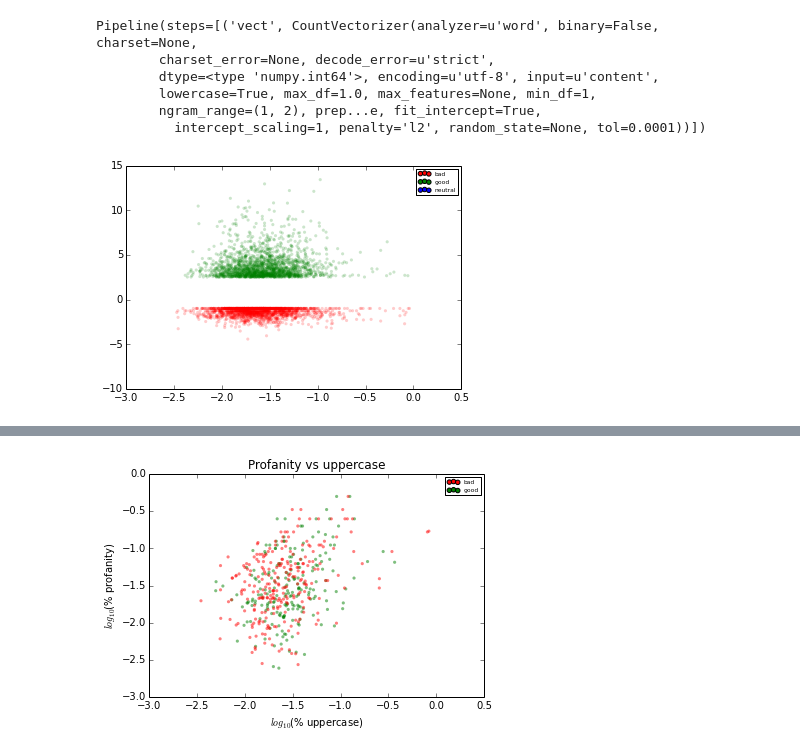
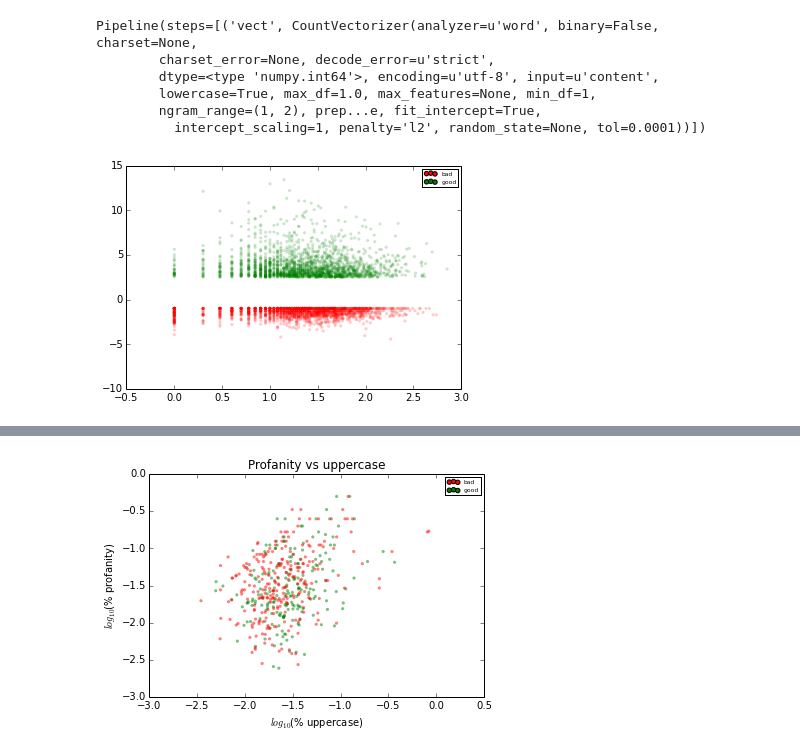
Before and after one commit to gautsi/creddit_score, a Jupyter notebook: notebooks/new_stuff.ipynb, the cells around one changed output, grey strips where cells are left out. Saved outputs shown, nothing was run; the diff lists cells and outputs as text; code cells hidden in the pictures.

```diff
--- a/notebooks/new_stuff.ipynb
+++ b/notebooks/new_stuff.ipynb
@@ -229,12 +229,12 @@ good_bad_df['percent_capital_log'] = good_bad_df.num_capital_log - good_bad_df.c
 # %%
 scatter_df(
            df=good_bad_df,
-           xcol='percent_capital_log',
            ycol='cube_score',
+           xcol='comment_num_words_log',
            c='cls_color'
            )
 # %% [output]
-[figure, old version]
+[figure, new version]
 # %%
 good_bad_df['num_slang'] = good_bad_df.content.apply(lambda x : sum([1 for w in TextBlob(x).tokenize() if w.lower() in slang_terms]))
 # %%
```
Also changed, not shown: parts of 11 cells of this notebook, 5 other files.
